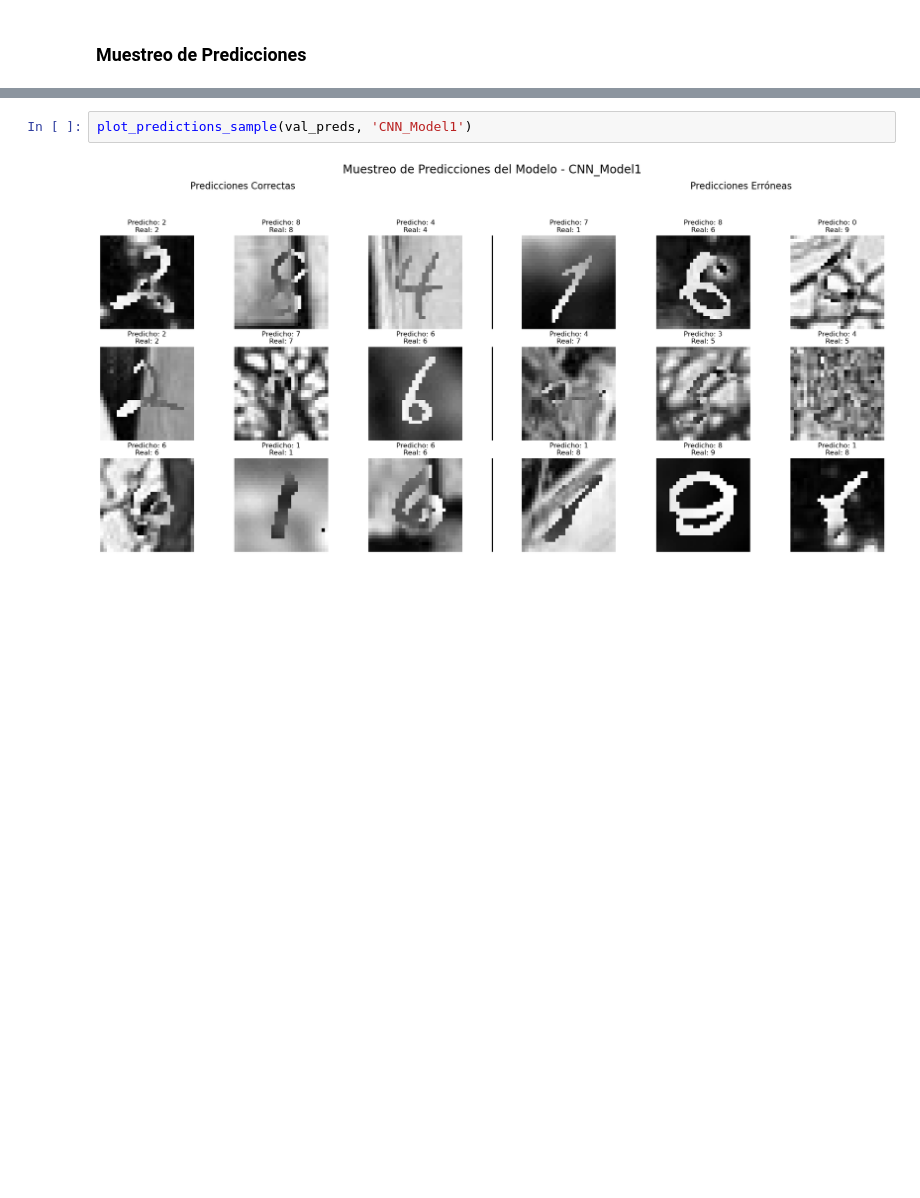
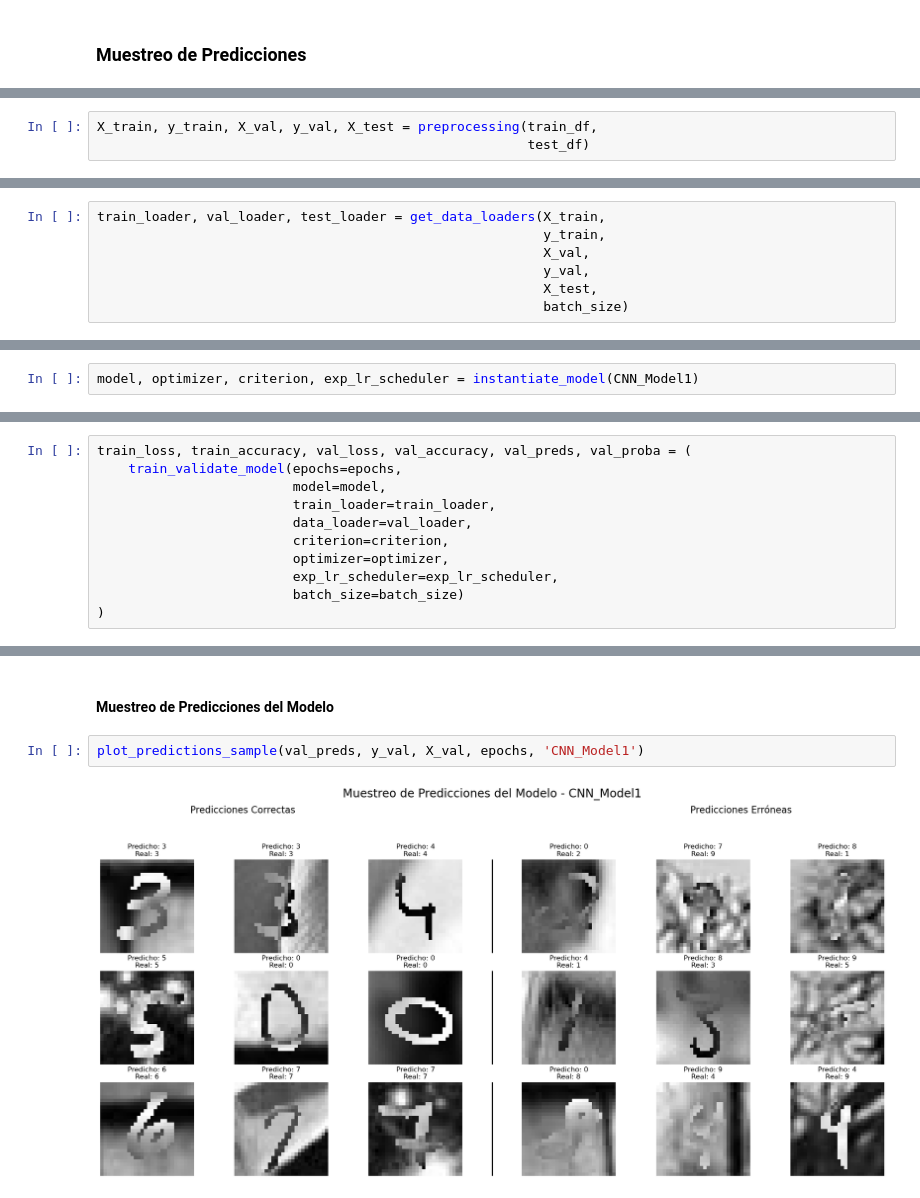
Before and after one commit to LeivaDiego/Lab4-DataScience, a Jupyter notebook: Lab4_CNN.ipynb, the cells around one changed output, grey strips where cells are left out. Saved outputs shown, nothing was run; the diff lists cells and outputs as text; blank space fills up the shorter version.

```diff
--- a/Lab4_CNN.ipynb
+++ b/Lab4_CNN.ipynb
@@ -1067,0 +990,3 @@ def plot_predictions_sample(val_preds, name):
+# %%
+X_train, y_train, X_val, y_val, X_test = preprocessing(train_df,
+                                                       test_df)
@@ -1067,0 +1005,7 @@ def plot_predictions_sample(val_preds, name):
+# %%
+train_loader, val_loader, test_loader = get_data_loaders(X_train,
+                                                         y_train,
+                                                         X_val,
+                                                         y_val,
+                                                         X_test,
+                                                         batch_size)
@@ -1067,0 +1072,2 @@ def plot_predictions_sample(val_preds, name):
+# %%
+model, optimizer, criterion, exp_lr_scheduler = instantiate_model(CNN_Model1)
@@ -1067,0 +1080,11 @@ def plot_predictions_sample(val_preds, name):
+# %%
+train_loss, train_accuracy, val_loss, val_accuracy, val_preds, val_proba = (
+    train_validate_model(epochs=epochs,
+                         model=model,
+                         train_loader=train_loader,
+                         data_loader=val_loader,
+                         criterion=criterion,
+                         optimizer=optimizer,
+                         exp_lr_scheduler=exp_lr_scheduler,
+                         batch_size=batch_size)
+)
@@ -1068,4 +1119,6 @@ def plot_predictions_sample(val_preds, name):
+# %% [markdown]
+#### Muestreo de Predicciones del Modelo
 # %%
-plot_predictions_sample(val_preds, 'CNN_Model1')
+plot_predictions_sample(val_preds, y_val, X_val, epochs, 'CNN_Model1')
 # %% [output]
-[figure, old version]
+[figure, new version]
```
Also changed, not shown: parts of 35 cells of this notebook, 1 other file.
